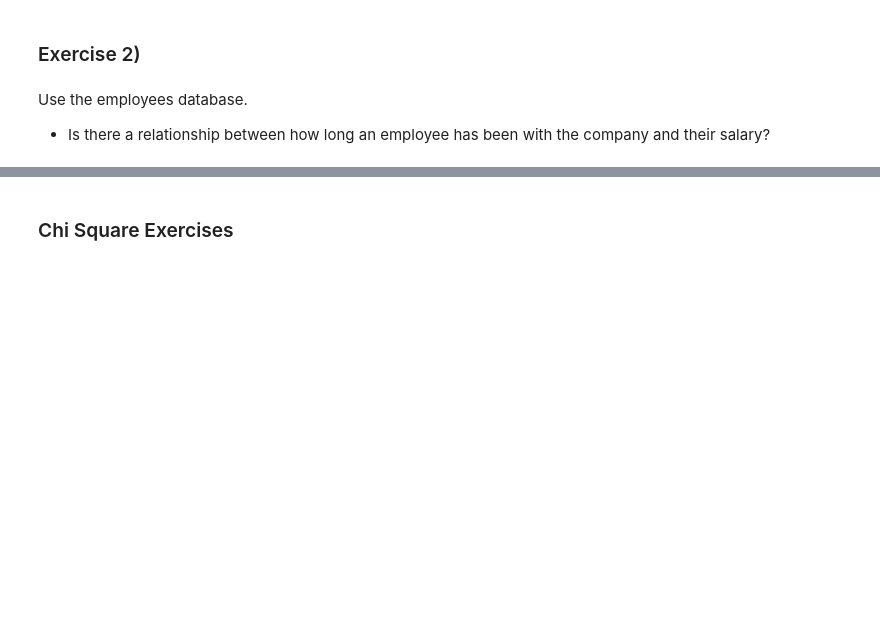
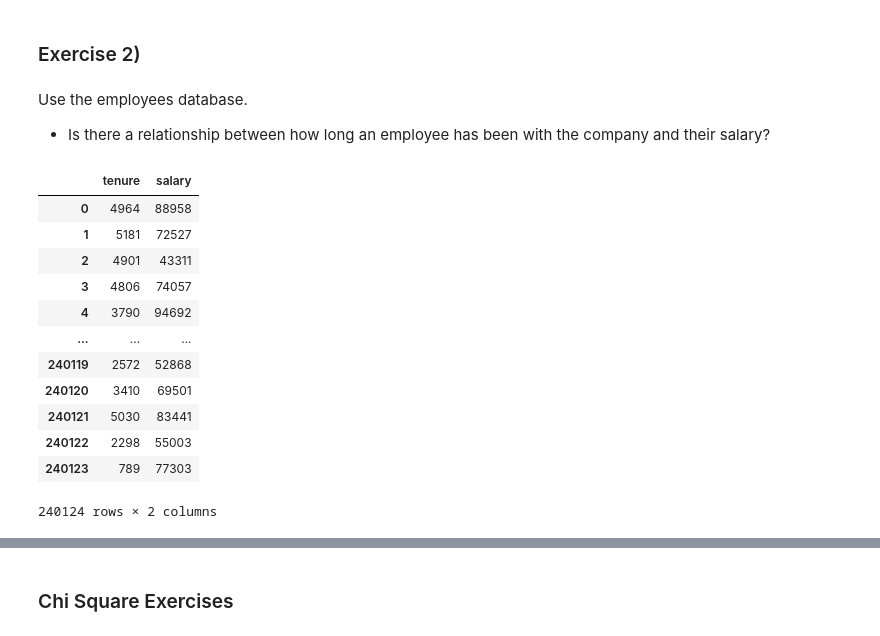
Before and after one commit to jeneyring/Stats, a Jupyter notebook: hypothesis_testing.ipynb, the cells around one changed output, grey strips where cells are left out. Cells and saved outputs as stored; diff of their text form; code cells hidden in the pictures; blank space fills up the shorter version.

```diff
--- a/hypothesis_testing.ipynb
+++ b/hypothesis_testing.ipynb
@@ -448,3 +523,16 @@ df_salary
 # %%
-df_salary = df_salary['hire_date']= df_salary.hire_date.replace('NaN',0)
-df_salary=df_salary[['hire_date']].dropna()
+employees_with_salaries
+# %% [output]
+|  | tenure | salary |
+| 0 | 4964 | 88958 |
+| 1 | 5181 | 72527 |
+| 2 | 4901 | 43311 |
+| 3 | 4806 | 74057 |
+| 4 | 3790 | 94692 |
+| ... | ... | ... |
+| 240119 | 2572 | 52868 |
+| 240120 | 3410 | 69501 |
+| 240121 | 5030 | 83441 |
+| 240122 | 2298 | 55003 |
+| 240123 | 789 | 77303 |
+240124 rows × 2 columns
```
Also changed, not shown: parts of 50 cells of this notebook.
